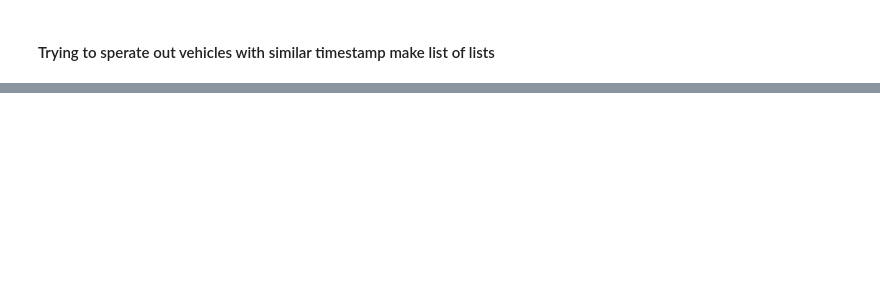
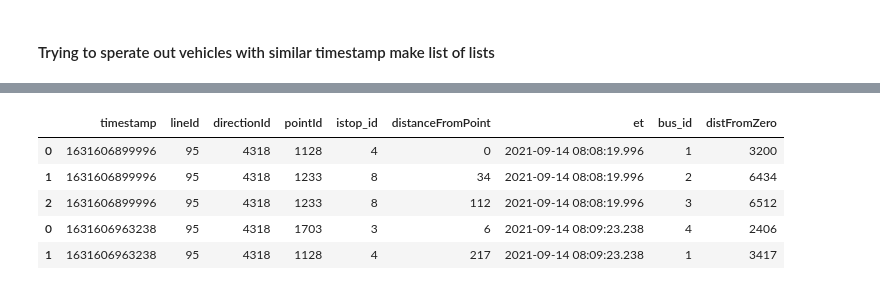
Before and after one commit to mohammadzainabbas/data-mining-project, a Jupyter notebook: exploratory_data_analysis.ipynb, the cells around one changed output, grey strips where cells are left out. Saved outputs shown, nothing was run; the diff lists cells and outputs as text; code cells hidden in the pictures; blank space fills up the shorter version.

```diff
--- a/exploratory_data_analysis.ipynb
+++ b/exploratory_data_analysis.ipynb
@@ -394,0 +587,23 @@ Name: 4, dtype: object
+# %%
+# useage: first time uncomment the line below run and then comment it back. Then run to restore df/ list
+# temp_lst_of_df = deepcopy( lst_of_same_time95_df )
+# restore
+lst_of_same_time95_df = deepcopy(temp_lst_of_df)
+# %%
+# Constraint check on matrix. argmax of cols cannot be same
+a = np.asarray([[1960, -1, -1, -1, -1, -1],
+                [-1, 1217, -1, -1, -1, -1],
+                [-1, -1, 2000, 1040, -1, -1],
+                [-1, -1, -1, -1, -1, -1],
+                [-1, -1, -1, -1, 1834, -1],
+                [-1, -1, -1, -1, -1, 1952], ])
+
+
+# for i in range(a.shape[1] - 1):
+#     amax_1 = np.argmax( a[:, i] )
+#     amax_2 = np.argmax( a[:, i+1] )
+#     # if both equal set lower
+#     if amax_1 == amax_2:
+#         if a[amax_1, i] > a[amax_2, i+1]:
+
+# No longer required maybe I solved this problem some otherway
@@ -394,0 +896,11 @@ Name: 4, dtype: object
+# %%
+# Do processing on df to make it ready
+df['distFromZero'] = (df["istop_id"] * 800) + df["distanceFromPoint"]
+df.head()
+# %% [output]
+|  | timestamp | lineId | directionId | pointId | istop_id | distanceFromPoint | et | bus_id | distFromZero |
+| 0 | 1631606899996 | 95 | 4318 | 1128 | 4 | 0 | 2021-09-14 08:08:19.996 | 1 | 3200 |
+| 1 | 1631606899996 | 95 | 4318 | 1233 | 8 | 34 | 2021-09-14 08:08:19.996 | 2 | 6434 |
+| 2 | 1631606899996 | 95 | 4318 | 1233 | 8 | 112 | 2021-09-14 08:08:19.996 | 3 | 6512 |
+| 0 | 1631606963238 | 95 | 4318 | 1703 | 3 | 6 | 2021-09-14 08:09:23.238 | 4 | 2406 |
+| 1 | 1631606963238 | 95 | 4318 | 1128 | 4 | 217 | 2021-09-14 08:09:23.238 | 1 | 3417 |
```
Also changed, not shown: parts of 58 cells of this notebook, 2 other files.
